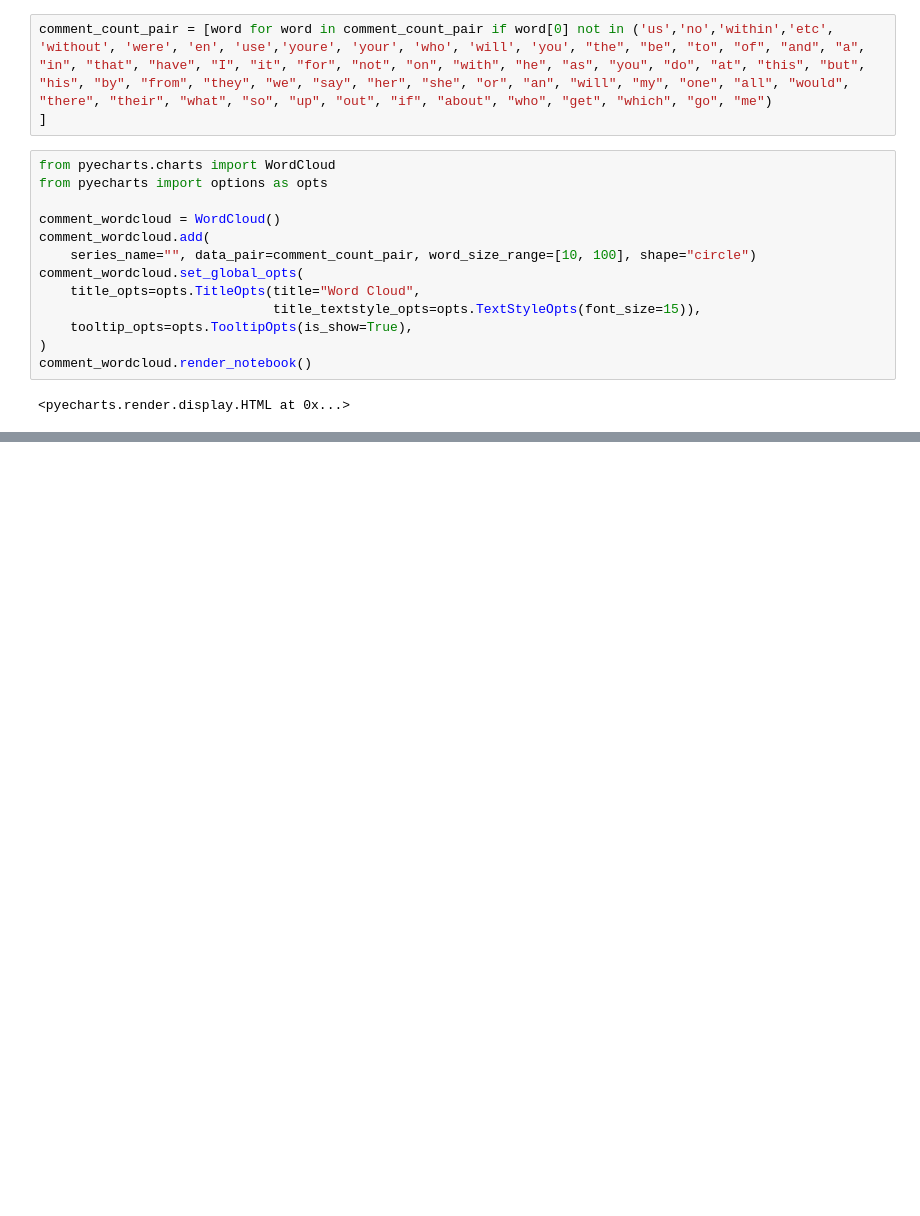
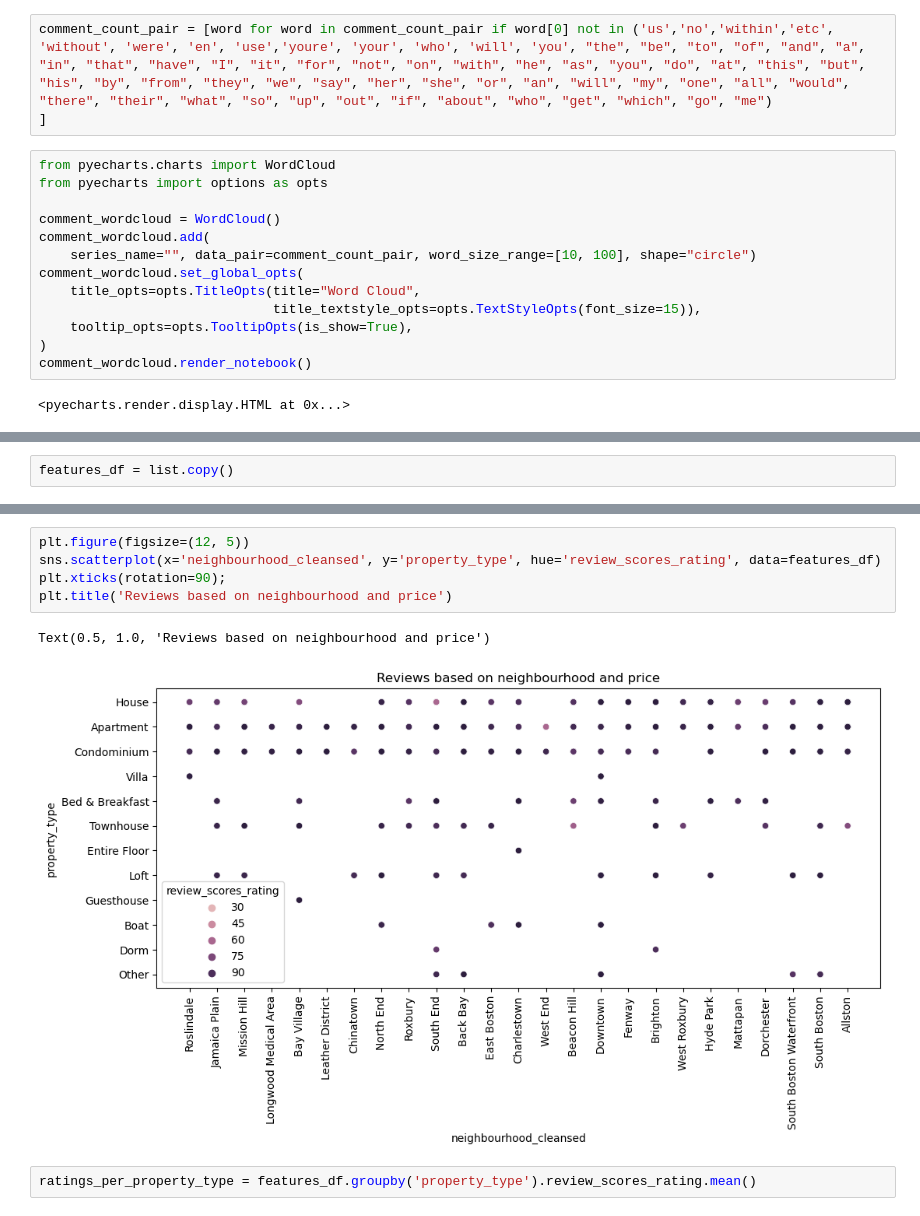
Before and after one commit to Tianyu-Fang/Data-Mining-on-Airbnb-Listings, a Jupyter notebook: data mining group project.ipynb, the cells around one changed output, grey strips where cells are left out. Cells and saved outputs as stored; diff of their text form; blank space fills up the shorter version.

```diff
--- a/data mining group project.ipynb
+++ b/data mining group project.ipynb
@@ -228,0 +386,2 @@ comment_wordcloud.render_notebook()
+# %%
+features_df = list.copy()
@@ -228,0 +434,10 @@ comment_wordcloud.render_notebook()
+# %%
+plt.figure(figsize=(12, 5))
+sns.scatterplot(x='neighbourhood_cleansed', y='property_type', hue='review_scores_rating', data=features_df)
+plt.xticks(rotation=90);
+plt.title('Reviews based on neighbourhood and price')
+# %% [output]
+Text(0.5, 1.0, 'Reviews based on neighbourhood and price')
+[figure, added]
+# %%
+ratings_per_property_type = features_df.groupby('property_type').review_scores_rating.mean()
```
Also changed, not shown: parts of 21 cells of this notebook.
